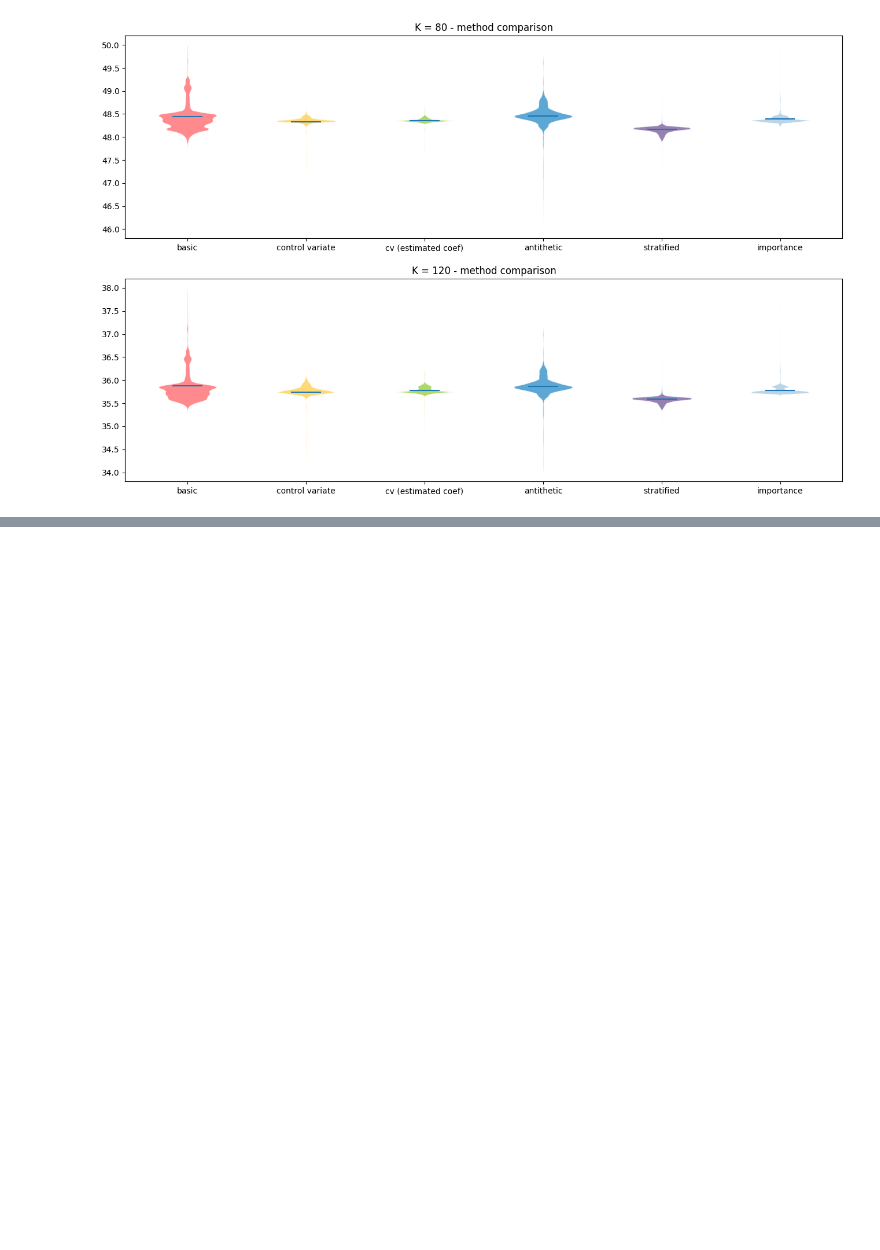
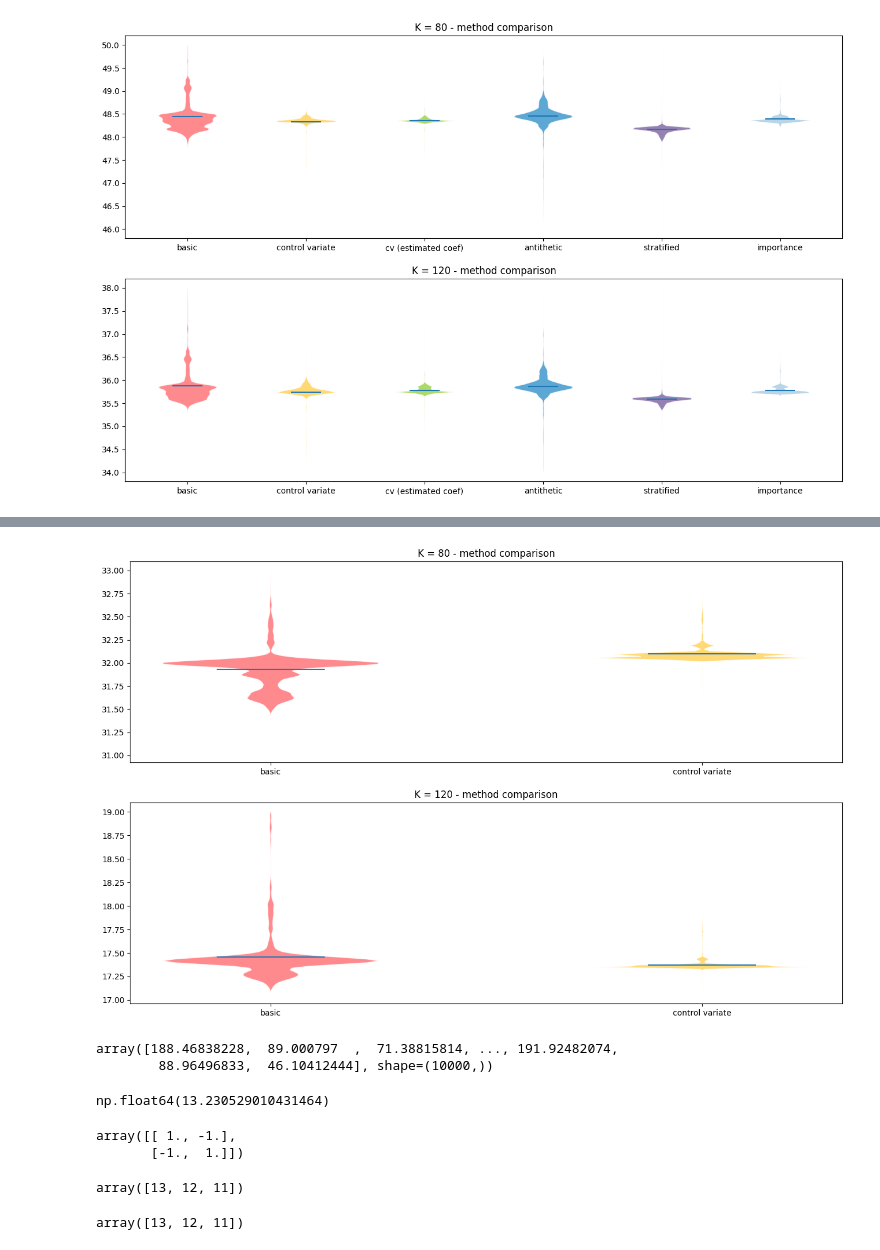
Before and after one commit to AntoniKingston/WdMF, a Jupyter notebook: Lab6/lab6.ipynb, the cells around one changed output, grey strips where cells are left out. Saved outputs shown, nothing was run; the diff lists cells and outputs as text; code cells hidden in the pictures; blank space fills up the shorter version.

```diff
--- a/Lab6/lab6.ipynb
+++ b/Lab6/lab6.ipynb
@@ -383,0 +540,58 @@ plt.show()
+# %%
+colors = [
+    '#FF595E',
+    '#FFCA3A'
+    ]
+# %%
+K1_asian_data = [asian_arithmetic_estimates1, control_variate_asian_estimates1]
+K2_asian_data = [asian_arithmetic_estimates2, control_variate_asian_estimates2]
+#ponownie nieco rozjechane średnie wynikają z obcięcia częśći obserwacji (bez niego wykresy są średnio czytelne)
+for i in range(len(K1_asian_data)):
+    K1_asian_data[i] = limit_array_to_range(K1_asian_data[i], 31,33)
+    K2_asian_data[i] = limit_array_to_range(K2_asian_data[i], 17,19)
+
+ticks = ['basic', 'control variate']
+plt.figure(figsize=(16,10))
+plt.subplot(2,1,1)
+parts = plt.violinplot(K1_asian_data, showmeans=True, showextrema=False)
+for body, color in zip(parts['bodies'], colors):
+    body.set_facecolor(color)
+    body.set_edgecolor('white')
+    body.set_alpha(0.7)
+plt.xticks([1,2],ticks)
+plt.title('K = 80 - method comparison')
+plt.subplot(2,1,2)
+parts = plt.violinplot(K2_asian_data, showmeans=True, showextrema=False)
+for body, color in zip(parts['bodies'], colors):
+    body.set_facecolor(color)
+    body.set_edgecolor('white')
+    body.set_alpha(0.7)
+plt.xticks([1,2],ticks)
+plt.title('K = 120 - method comparison')
+plt.show()
+# %% [output]
+[figure, added]
+# %%
+trajectories_geometric_mean
+# %% [output]
+array([188.46838228,  89.000797  ,  71.38815814, ..., 191.92482074,
+        88.96496833,  46.10412444], shape=(10000,))
+# %%
+geometric_asian_call_price(S_0, K_2, r, sg, T, 10000)
+# %% [output]
+np.float64(13.230529010431464)
+# %%
+x = np.arange(10,13)
+y = np.arange(13,10, -1)
+np.cov(x,y.transpose())
+# %% [output]
+array([[ 1., -1.],
+       [-1.,  1.]])
+# %%
+y
+# %% [output]
+array([13, 12, 11])
+# %%
+y.transpose()
+# %% [output]
+array([13, 12, 11])
```
Also changed, not shown: parts of 20 cells of this notebook.
